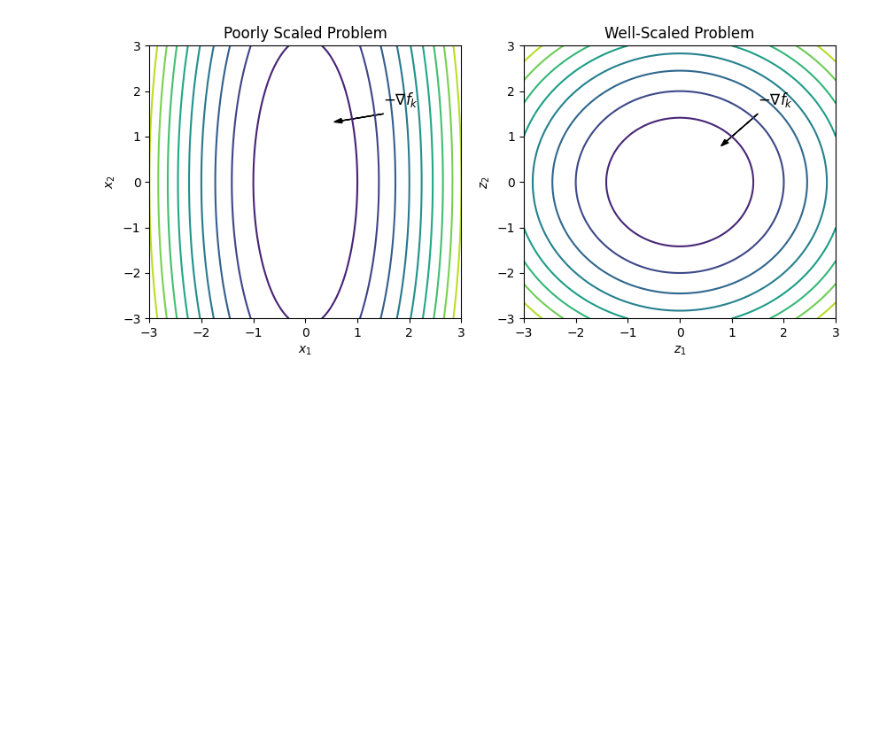
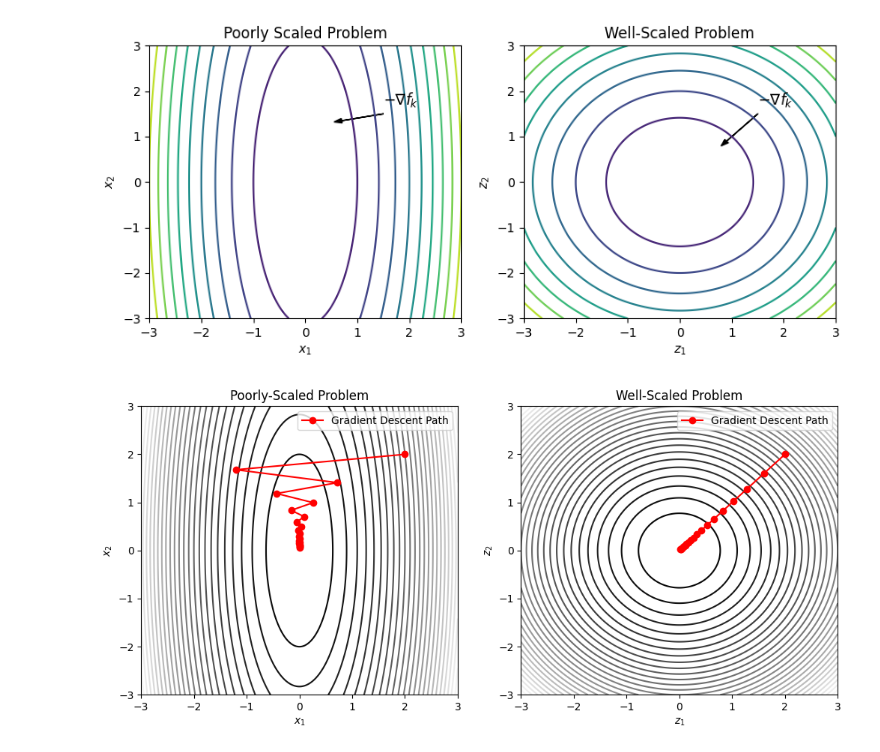
Before and after one commit to roiyeho/ml-book, a Jupyter notebook: AppendixE/GradientDescent.ipynb, the cells around one changed output. Drawn from its saved outputs; the diff is of its cells as text; code cells hidden in the pictures; blank space fills up the shorter version.

```diff
--- a/AppendixE/GradientDescent.ipynb
+++ b/AppendixE/GradientDescent.ipynb
@@ -114,3 +113,56 @@ axes[1].text(1.5, 1.7, r"$-\nabla f_k$", fontsize=12)
 plt.savefig('figures/gradient_descent_scaling.pdf', bbox_inches='tight')
 # %% [output]
 [figure]
+# %%
+import numpy as np
+import matplotlib.pyplot as plt
+
+# Create a grid of points
+x1 = np.linspace(-3, 3, 400)
+x2 = np.linspace(-3, 3, 400)
+X1, X2 = np.meshgrid(x1, x2)
+
+# Define the functions
+F_original = 10 * X1**2 + X2**2
+F_scaled = X1**2 + X2**2  # scaled: z1 = sqrt(10) * x1, z2 = x2
+
+# Gradient descent function
+def gradient_descent(f_grad, x0, lr=0.1, steps=20):
+    traj = [x0]
+    x = x0.copy()
+    for _ in range(steps):
+        grad = f_grad(x)
+        x = x - lr * grad
+        traj.append(x.copy())
+    return np.array(traj)
+
+# Gradients
+grad_original = lambda x: np.array([20 * x[0], 2 * x[1]])
+grad_scaled   = lambda x: np.array([2 * x[0], 2 * x[1]])
+
+# Run GD
+traj_orig = gradient_descent(grad_original, x0=np.array([2.0, 2.0]), lr=0.08, steps=20)
+traj_scaled = gradient_descent(grad_scaled, x0=np.array([2.0, 2.0]), lr=0.1, steps=20)
+
+# Plotting
+fig, axes = plt.subplots(1, 2, figsize=(12, 5))
+
+# Poorly scaled
+cs1 = axes[0].contour(X1, X2, F_original, levels=30, cmap='gray')
+axes[0].plot(traj_orig[:, 0], traj_orig[:, 1], 'o-', color='red', label='Gradient Descent Path')
+axes[0].set_title("Poorly-Scaled Problem")
+axes[0].set_xlabel("$x_1$")
+axes[0].set_ylabel("$x_2$")
+axes[0].legend()
+
+# Well-scaled
+cs2 = axes[1].contour(X1, X2, F_scaled, levels=30, cmap='gray')
+axes[1].plot(traj_scaled[:, 0], traj_scaled[:, 1], 'o-', color='red', label='Gradient Descent Path')
+axes[1].set_title("Well-Scaled Problem")
+axes[1].set_xlabel("$z_1$")
+axes[1].set_ylabel("$z_2$")
+axes[1].legend()
+
+plt.savefig('figures/gradient_descent_scaling.pdf', bbox_inches='tight')
+# %% [output]
+[figure, added]
```
Also changed, not shown: parts of 1 cell of this notebook, 23 other files.
